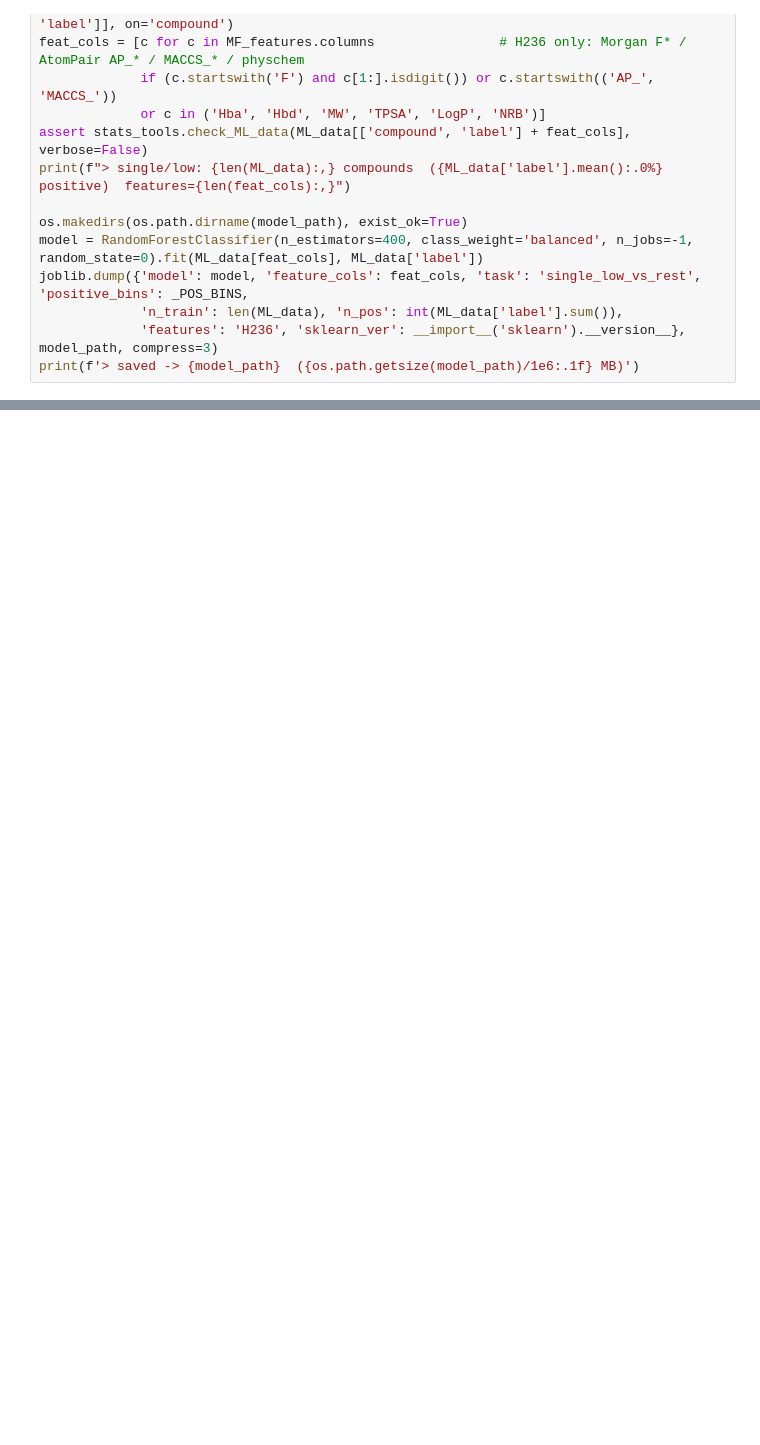
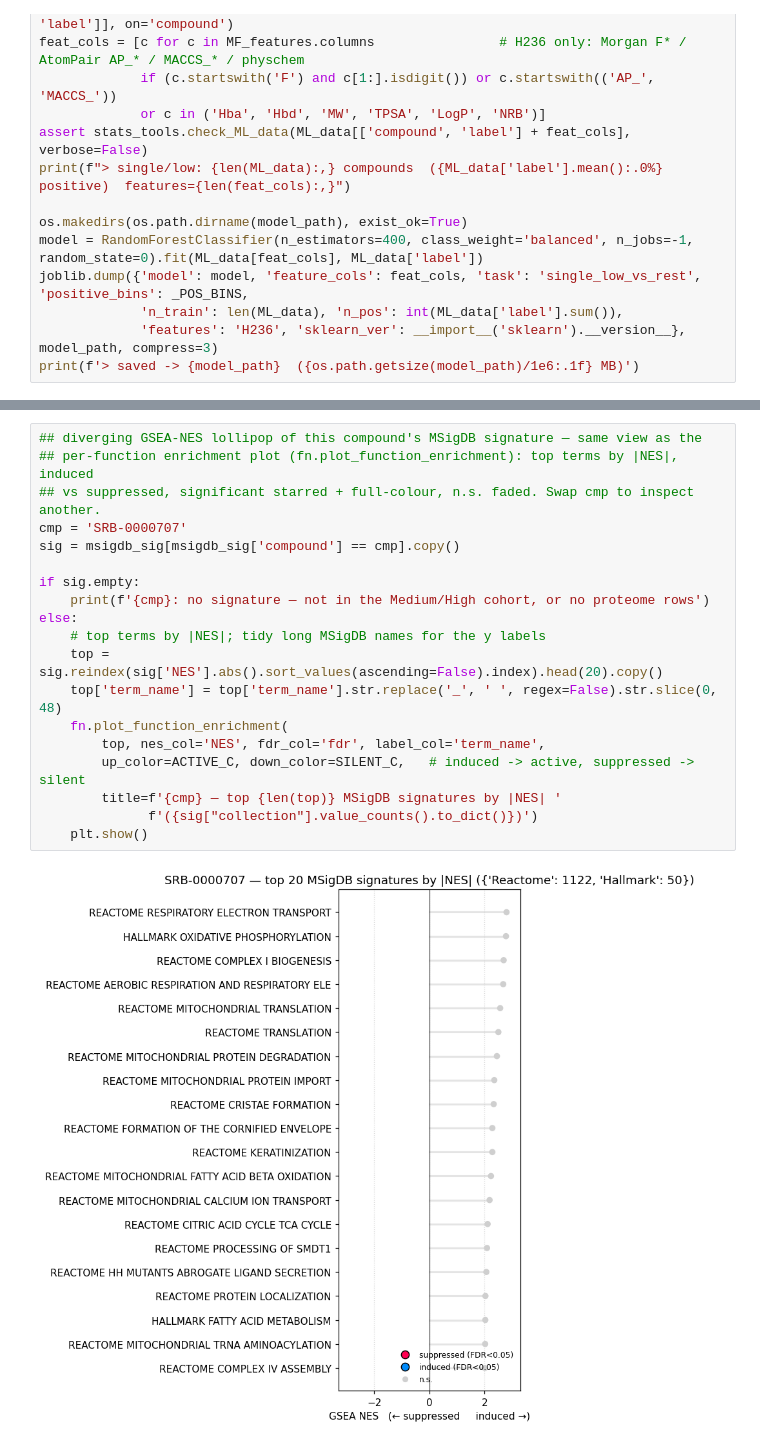
Before and after one commit to gtamo39/MS_ML, a Jupyter notebook: vignettes/MS_TargetML.ipynb, the cells around one changed output, grey strips where cells are left out. Cells and saved outputs as stored; diff of their text form; blank space fills up the shorter version.

```diff
--- a/vignettes/MS_TargetML.ipynb
+++ b/vignettes/MS_TargetML.ipynb
@@ -2404,0 +2233,21 @@ print(f'> saved -> {model_path}  ({os.path.getsize(model_path)/1e6:.1f} MB)')
+# %%
+## diverging GSEA-NES lollipop of this compound's MSigDB signature — same view as the
+## per-function enrichment plot (fn.plot_function_enrichment): top terms by |NES|, induced
+## vs suppressed, significant starred + full-colour, n.s. faded. Swap cmp to inspect another.
+cmp = 'SRB-0000707'
+sig = msigdb_sig[msigdb_sig['compound'] == cmp].copy()
+
+if sig.empty:
+    print(f'{cmp}: no signature — not in the Medium/High cohort, or no proteome rows')
+else:
+    # top terms by |NES|; tidy long MSigDB names for the y labels
+    top = sig.reindex(sig['NES'].abs().sort_values(ascending=False).index).head(20).copy()
+    top['term_name'] = top['term_name'].str.replace('_', ' ', regex=False).str.slice(0, 48)
+    fn.plot_function_enrichment(
+        top, nes_col='NES', fdr_col='fdr', label_col='term_name',
+        up_color=ACTIVE_C, down_color=SILENT_C,   # induced -> active, suppressed -> silent
+        title=f'{cmp} — top {len(top)} MSigDB signatures by |NES| '
+              f'({sig["collection"].value_counts().to_dict()})')
+    plt.show()
+# %% [output]
+[figure, added]
```
Also changed, not shown: parts of 57 cells of this notebook, 5 other files.
